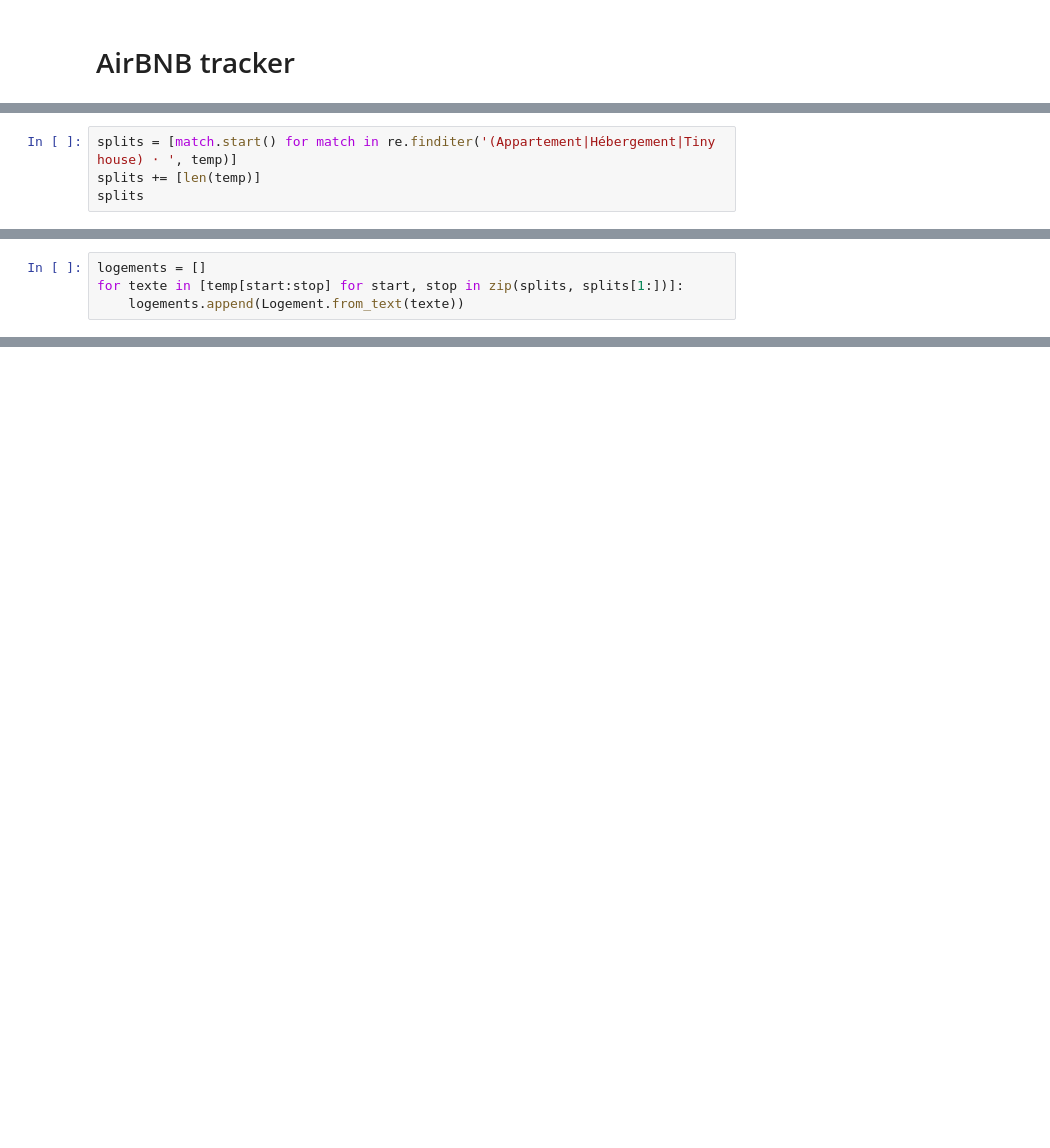
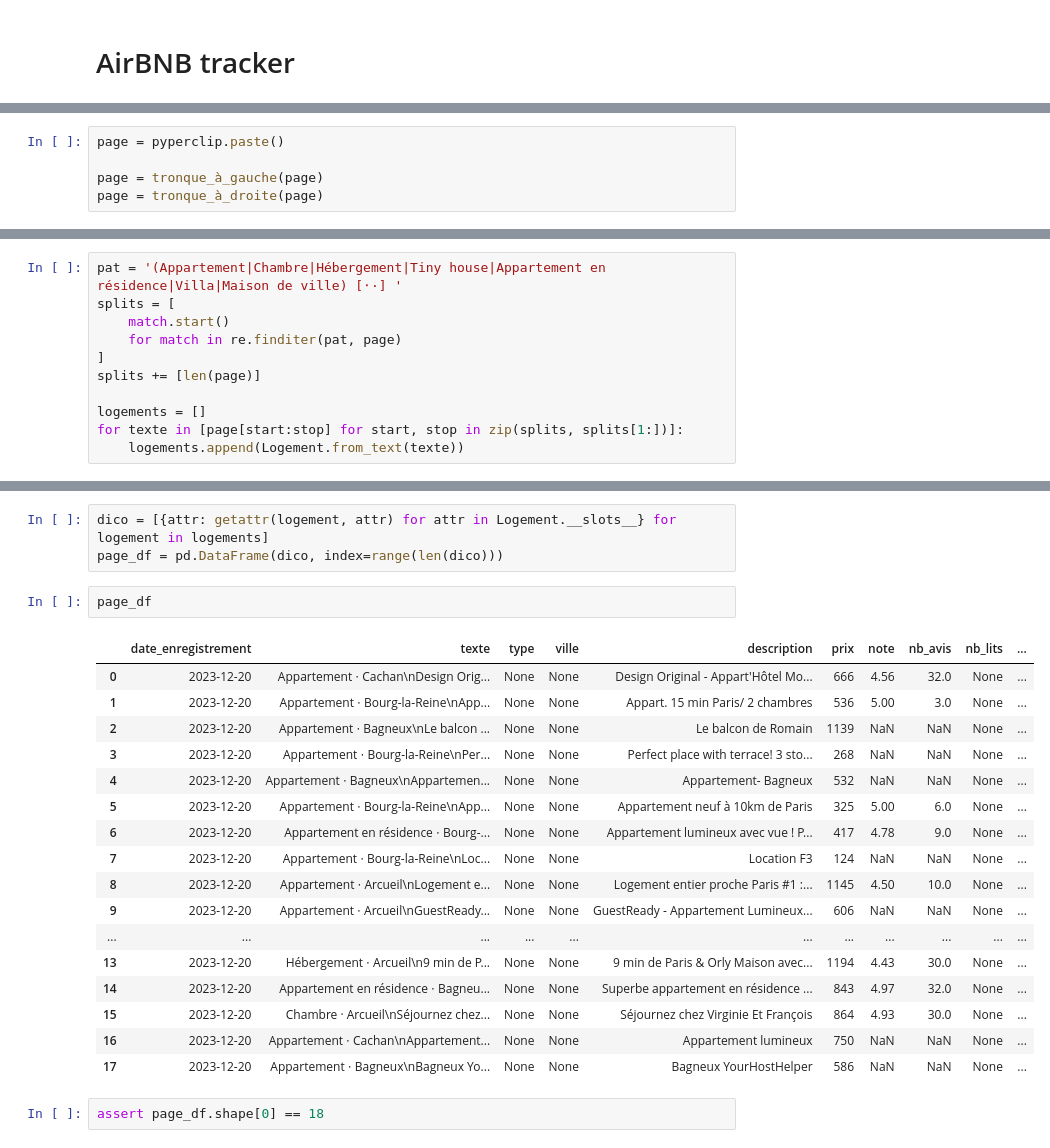
Before and after one commit to PierreDesmet/AirBNB_JO_2024, a Jupyter notebook: AirBNB tracker.ipynb, the cells around one changed output, grey strips where cells are left out. Cells and saved outputs as stored; diff of their text form; blank space fills up the shorter version.

```diff
--- a/AirBNB tracker.ipynb
+++ b/AirBNB tracker.ipynb
@@ -137,0 +148,5 @@ class Logement:
+# %%
+page = pyperclip.paste()
+
+page = tronque_à_gauche(page)
+page = tronque_à_droite(page)
@@ -138,4 +173,11 @@ class Logement:
 # %%
-splits = [match.start() for match in re.finditer('(Appartement|Hébergement|Tiny house) ⋅ ', temp)]
-splits += [len(temp)]
-splits
+pat = '(Appartement|Chambre|Hébergement|Tiny house|Appartement en résidence|Villa|Maison de ville) [⋅·] '
+splits = [
+    match.start()
+    for match in re.finditer(pat, page)
+]
+splits += [len(page)]
+
+logements = []
+for texte in [page[start:stop] for start, stop in zip(splits, splits[1:])]:
+    logements.append(Logement.from_text(texte))
@@ -161,4 +183,0 @@ splits
-# %%
-logements = []
-for texte in [temp[start:stop] for start, stop in zip(splits, splits[1:])]:
-    logements.append(Logement.from_text(texte))
@@ -186,0 +184,25 @@ pd.DataFrame(dico, index=range(len(dico)))
+# %%
+dico = [{attr: getattr(logement, attr) for attr in Logement.__slots__} for logement in logements]
+page_df = pd.DataFrame(dico, index=range(len(dico)))
+# %%
+page_df
+# %% [output]
+|  | date_enregistrement | texte | type | ville | description | prix | note | nb_avis | nb_lits | ... |
+| 0 | 2023-12-20 | Appartement ⋅ Cachan\nDesign Orig... | None | None | Design Original - Appart'Hôtel Mo... | 666 | 4.56 | 32.0 | None | ... |
+| 1 | 2023-12-20 | Appartement ⋅ Bourg-la-Reine\nApp... | None | None | Appart. 15 min Paris/ 2 chambres | 536 | 5.00 | 3.0 | None | ... |
+| 2 | 2023-12-20 | Appartement ⋅ Bagneux\nLe balcon ... | None | None | Le balcon de Romain | 1139 | NaN | NaN | None | ... |
+| 3 | 2023-12-20 | Appartement ⋅ Bourg-la-Reine\nPer... | None | None | Perfect place with terrace! 3 sto... | 268 | NaN | NaN | None | ... |
+| 4 | 2023-12-20 | Appartement ⋅ Bagneux\nAppartemen... | None | None | Appartement- Bagneux | 532 | NaN | NaN | None | ... |
+| 5 | 2023-12-20 | Appartement ⋅ Bourg-la-Reine\nApp... | None | None | Appartement neuf à 10km de Paris | 325 | 5.00 | 6.0 | None | ... |
+| 6 | 2023-12-20 | Appartement en résidence ⋅ Bourg-... | None | None | Appartement lumineux avec vue ! P... | 417 | 4.78 | 9.0 | None | ... |
+| 7 | 2023-12-20 | Appartement ⋅ Bourg-la-Reine\nLoc... | None | None | Location F3 | 124 | NaN | NaN | None | ... |
+| 8 | 2023-12-20 | Appartement ⋅ Arcueil\nLogement e... | None | None | Logement entier proche Paris #1 :... | 1145 | 4.50 | 10.0 | None | ... |
+| 9 | 2023-12-20 | Appartement ⋅ Arcueil\nGuestReady... | None | None | GuestReady - Appartement Lumineux... | 606 | NaN | NaN | None | ... |
+| ... | ... | ... | ... | ... | ... | ... | ... | ... | ... | ... |
+| 13 | 2023-12-20 | Hébergement ⋅ Arcueil\n9 min de P... | None | None | 9 min de Paris & Orly Maison avec... | 1194 | 4.43 | 30.0 | None | ... |
+| 14 | 2023-12-20 | Appartement en résidence ⋅ Bagneu... | None | None | Superbe appartement en résidence ... | 843 | 4.97 | 32.0 | None | ... |
+| 15 | 2023-12-20 | Chambre · Arcueil\nSéjournez chez... | None | None | Séjournez chez Virginie Et François | 864 | 4.93 | 30.0 | None | ... |
+| 16 | 2023-12-20 | Appartement ⋅ Cachan\nAppartement... | None | None | Appartement lumineux | 750 | NaN | NaN | None | ... |
+| 17 | 2023-12-20 | Appartement ⋅ Bagneux\nBagneux Yo... | None | None | Bagneux YourHostHelper | 586 | NaN | NaN | None | ... |
+# %%
+assert page_df.shape[0] == 18
```
Also changed, not shown: parts of 12 cells of this notebook, 2 other files.
